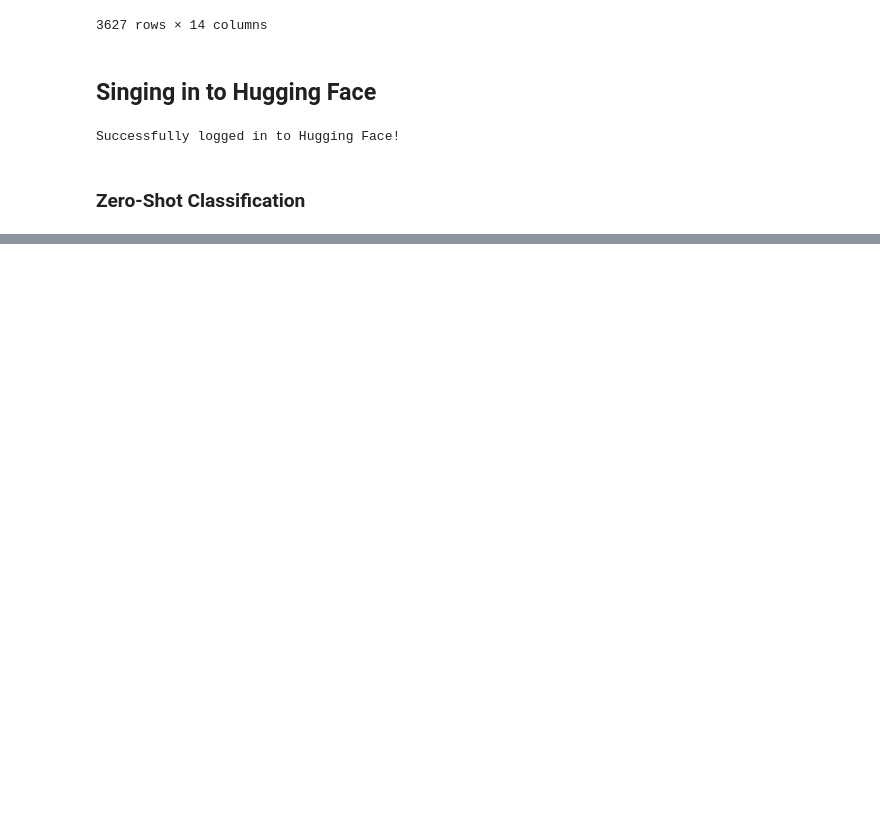
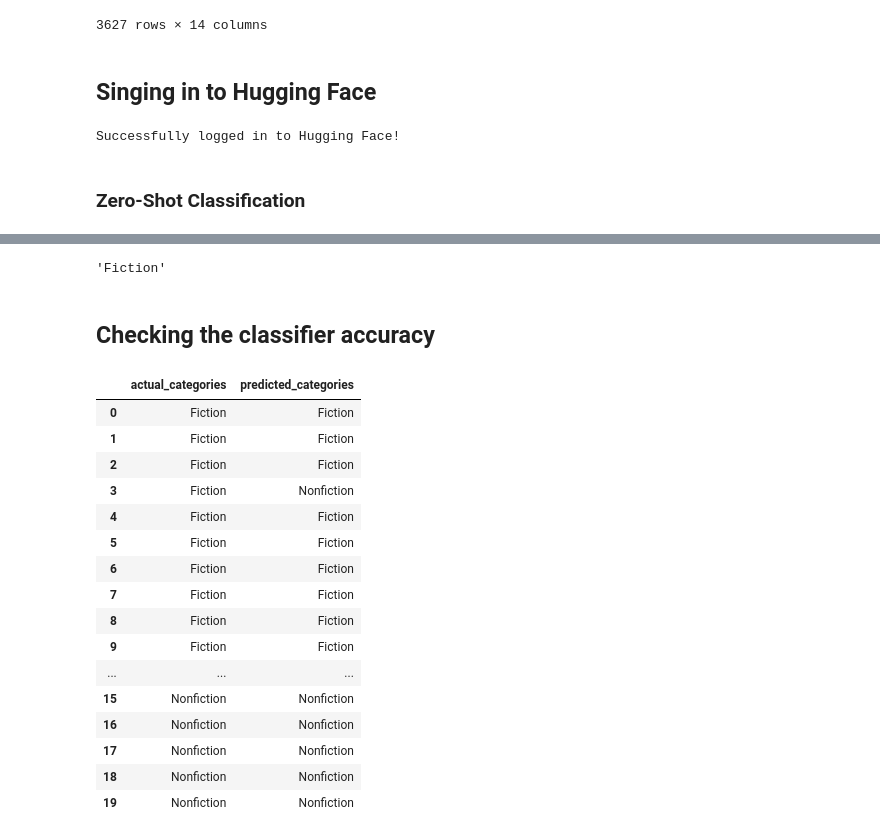
Before and after one commit to eedu7/book-recommendation-system, a Jupyter notebook: vector-search.ipynb, the cells around one changed output, grey strips where cells are left out. Cells and saved outputs as stored; diff of their text form; code cells hidden in the pictures; blank space fills up the shorter version.

```diff
--- a/vector-search.ipynb
+++ b/vector-search.ipynb
@@ -237,0 +261,12 @@ RuntimeError: At least one of TensorFlow 2.0 or PyTorch should be installed. To
+# %%
+def generate_predictions(sequence, categories):
+    predictions = pipe(sequence, categories)
+    max_index = np.argmax(predictions["scores"])
+    max_label = predictions["labels"][max_index]
+    return max_label
+# %%
+generate_predictions(sequence, fiction_categories)
+# %% [output]
+'Fiction'
+# %% [markdown]
+## Checking the classifier accuracy
@@ -237,0 +288,21 @@ RuntimeError: At least one of TensorFlow 2.0 or PyTorch should be installed. To
+# %%
+predictions_df = pd.DataFrame({"actual_categories": actual_cats, "predicted_categories": predicted_cats})
+predictions_df
+# %% [output]
+|  | actual_categories | predicted_categories |
+| 0 | Fiction | Fiction |
+| 1 | Fiction | Fiction |
+| 2 | Fiction | Fiction |
+| 3 | Fiction | Nonfiction |
+| 4 | Fiction | Fiction |
+| 5 | Fiction | Fiction |
+| 6 | Fiction | Fiction |
+| 7 | Fiction | Fiction |
+| 8 | Fiction | Fiction |
+| 9 | Fiction | Fiction |
+| ... | ... | ... |
+| 15 | Nonfiction | Nonfiction |
+| 16 | Nonfiction | Nonfiction |
+| 17 | Nonfiction | Nonfiction |
+| 18 | Nonfiction | Nonfiction |
+| 19 | Nonfiction | Nonfiction |
```
Also changed, not shown: parts of 17 cells of this notebook, 5 other files.
